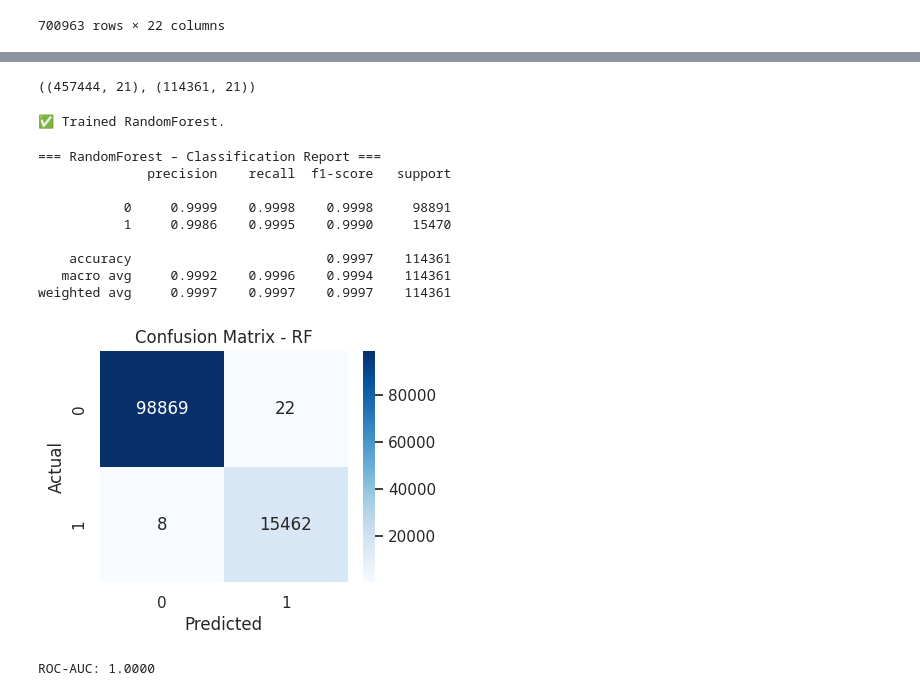
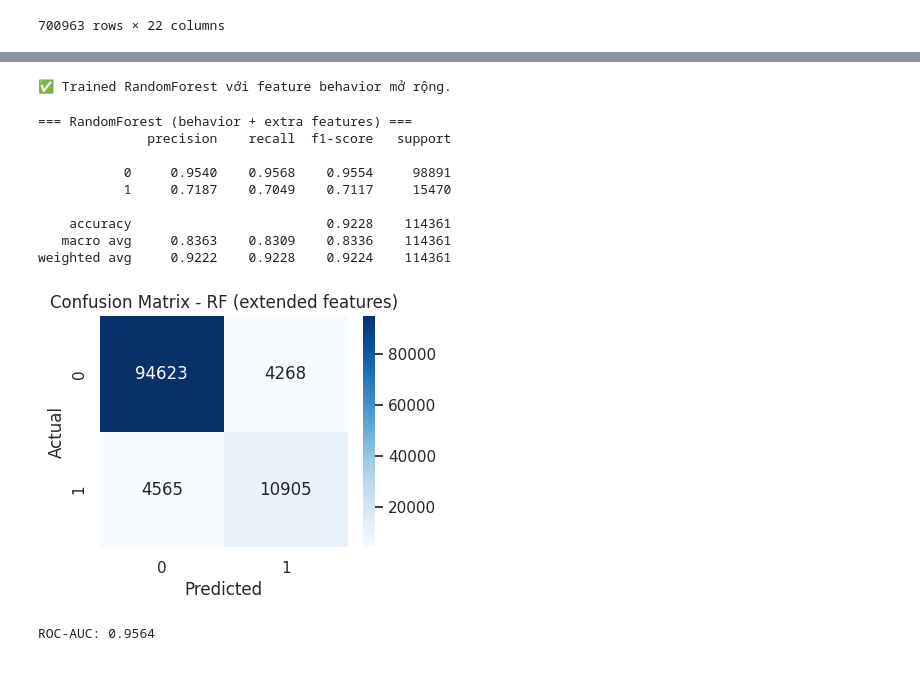
Before and after one commit to LeLongFintech/GULLIVER, a Jupyter notebook: training_model/machine_learning_model.ipynb, the cells around one changed output, grey strips where cells are left out. Cells and saved outputs as stored; diff of their text form; code cells hidden in the pictures.

Commit message:
udpate final model training

```diff
--- a/training_model/machine_learning_model.ipynb
+++ b/training_model/machine_learning_model.ipynb
@@ -25,8 +23,8 @@ sns.set(style="whitegrid")
 import warnings
 warnings.filterwarnings('ignore')
 # %%
-ohlcv = pd.read_csv("/kaggle/input/train-model-isolation-forest/OHLCV_Merge.csv")
-share_out = pd.read_csv("/kaggle/input/train-model-isolation-forest/Share_outstanding.csv")
+ohlcv = pd.read_csv("/kaggle/input/data-for-training/OHLCV_Merge.csv")
+share_out = pd.read_csv("/kaggle/input/data-for-training/Share_outstanding.csv")
 
 print("OHLCV_Merge shape:", ohlcv.shape)
 print("Share_outstanding shape:", share_out.shape)
@@ -294,19 +387,6 @@ ROC-AUC: 0.8754
-# %%
-feature_cols = [
-    "ret_1d","ret_3d","ret_5d",
-    "range_rel","close_loc","gap_open","vol_z20",
-    "turnover_3d","volz_3d","range_3d","close_loc_3d",
-    "turnover_5d","volz_5d","range_5d","close_loc_5d",
-    "turnover_10d","volz_10d","range_10d","close_loc_10d",
-    "turnover_pct","mkt_cap_pct"
-]
-label_col = "churn_flag"
-
-df_model = data.dropna(subset=feature_cols + [label_col]).copy()
-X = df_model[feature_cols]
-y = df_model[label_col].astype(int)
 # %%
 from sklearn.model_selection import train_test_split
+from sklearn.ensemble import RandomForestClassifier
 
 X_train, X_test, y_train, y_test = train_test_split(
     X, y,
@@ -315,50 +395,49 @@ X_train, X_test, y_train, y_test = train_test_split(
     stratify=y
 )
 
-X_train.shape, X_test.shape
+rf_feat = RandomForestClassifier(
+    n_estimators=400,
+    max_depth=None,
+    min_samples_leaf=3,              # hơi regularize cho ổn định hơn
+    n_jobs=-1,
+    random_state=42,
+    class_weight="balanced_subsample"
+)
+
+rf_feat.fit(X_train, y_train)
+print("✅ Trained RandomForest với feature behavior mở rộng.")
 # %% [output]
-((457444, 21), (114361, 21))
+✅ Trained RandomForest với feature behavior mở rộng.
-# %%
-from sklearn.ensemble import RandomForestClassifier
-
-rf = RandomForestClassifier(
-    n_estimators=400,
-    max_depth=None,
-    n_jobs=-1,
-    random_state=42,
-    class_weight='balanced_subsample'  # xử lý mất cân bằng
-)
-
-rf.fit(X_train, y_train)
-print("✅ Trained RandomForest.")
-# %% [output]
-✅ Trained RandomForest.
 # %%
-y_pred = rf.predict(X_test)
-y_prob = rf.predict_proba(X_test)[:, 1]
+from sklearn.metrics import classification_report, confusion_matrix, roc_auc_score
+import seaborn as sns
+import matplotlib.pyplot as plt
 
-print("=== RandomForest – Classification Report ===")
+y_pred = rf_feat.predict(X_test)
+y_prob = rf_feat.predict_proba(X_test)[:, 1]
+
+print("=== RandomForest (behavior + extra features) ===")
 print(classification_report(y_test, y_pred, digits=4))
 
 cm = confusion_matrix(y_test, y_pred)
 plt.figure(figsize=(4,3))
 sns.heatmap(cm, annot=True, fmt="d", cmap="Blues")
 plt.xlabel("Predicted")
 plt.ylabel("Actual")
-plt.title("Confusion Matrix - RF")
+plt.title("Confusion Matrix - RF (extended features)")
 plt.show()
 
 auc = roc_auc_score(y_test, y_prob)
 print(f"ROC-AUC: {auc:.4f}")
 # %% [output]
-=== RandomForest – Classification Report ===
+=== RandomForest (behavior + extra features) ===
               precision    recall  f1-score   support
 
-           0     0.9999    0.9998    0.9998     98891
-           1     0.9986    0.9995    0.9990     15470
+           0     0.9540    0.9568    0.9554     98891
+           1     0.7187    0.7049    0.7117     15470
 
-    accuracy                         0.9997    114361
-   macro avg     0.9992    0.9996    0.9994    114361
-weighted avg     0.9997    0.9997    0.9997    114361
+    accuracy                         0.9228    114361
+   macro avg     0.8363    0.8309    0.8336    114361
+weighted avg     0.9222    0.9228    0.9224    114361
-[figure, old version]
+[figure, new version]
-ROC-AUC: 1.0000
+ROC-AUC: 0.9564
```
Also changed, not shown: parts of 24 cells of this notebook, 1 other file.
